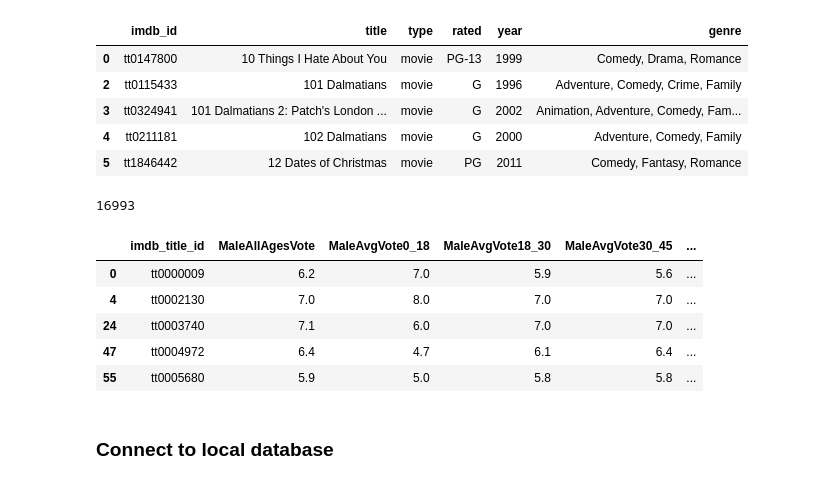
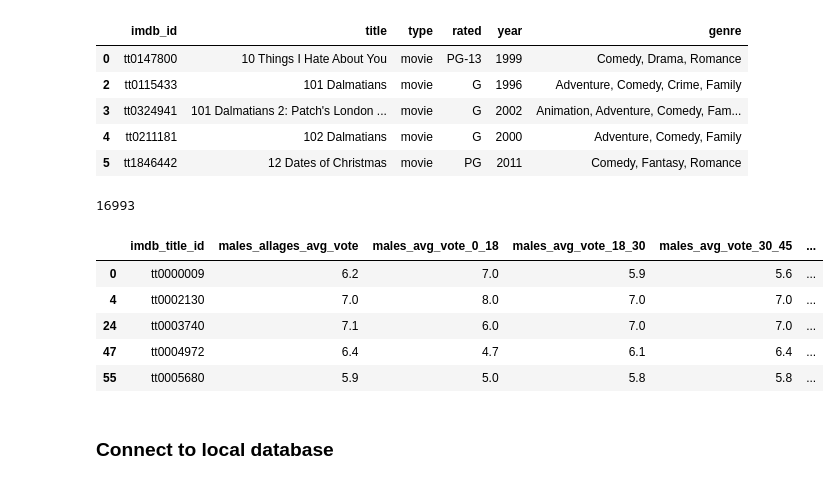
Before and after one commit to travisstowell/ETLProject, a Jupyter notebook: data_etl.ipynb, the cells around one changed output. Drawn from its saved outputs; the diff is of its cells as text; code cells hidden in the pictures.

Commit message:
rename columns

```diff
--- a/data_etl.ipynb
+++ b/data_etl.ipynb
@@ -71,11 +71,11 @@ new_disney_data_df.head()
 # %%
 new_imdb_data_df = new_imdb_df.dropna()
 print(len(new_imdb_data_df))
-new_imdb_data_df=new_imdb_data_df.rename(columns={'males_allages_avg_vote':'MaleAllAgesVote','males_0age_avg_vote':'MaleAvgVote0_18','males_18age_avg_vote':'MaleAvgVote18_30','males_30age_avg_vote':'MaleAvgVote30_45','males_45age_avg_vote':'MaleAvgVote45_above','females_allages_avg_vote':'FemalesAllAgesVote','females_0age_avg_vote':'FemalesAvgVote0_18','females_18age_avg_vote':'FemalesAvgVote18_30','females_30age_avg_vote':'FemalesAvgVote30_45','females_45age_avg_vote':'FemalesAvgVote45_above'})
+new_imdb_data_df=new_imdb_data_df.rename(columns={'males_0age_avg_vote':'males_avg_vote_0_18','males_18age_avg_vote':'males_avg_vote_18_30','males_30age_avg_vote':'males_avg_vote_30_45','males_45age_avg_vote':'males_avg_vote_45_above','females_0age_avg_vote':'females_avg_vote_0_18','females_18age_avg_vote':'females_avg_vote_18_30','females_30age_avg_vote':'females_avg_vote_30_45','females_45age_avg_vote':'females_avg_vote_45_above'})
 new_imdb_data_df.head()
 # %% [output]
 16993
-|  | imdb_title_id | MaleAllAgesVote | MaleAvgVote0_18 | MaleAvgVote18_30 | MaleAvgVote30_45 | ... |
+|  | imdb_title_id | males_allages_avg_vote | males_avg_vote_0_18 | males_avg_vote_18_30 | males_avg_vote_30_45 | ... |
 | 0 | tt0000009 | 6.2 | 7.0 | 5.9 | 5.6 | ... |
 | 4 | tt0002130 | 7.0 | 8.0 | 7.0 | 7.0 | ... |
 | 24 | tt0003740 | 7.1 | 6.0 | 7.0 | 7.0 | ... |
```
Also changed, not shown: parts of 3 cells of this notebook.
